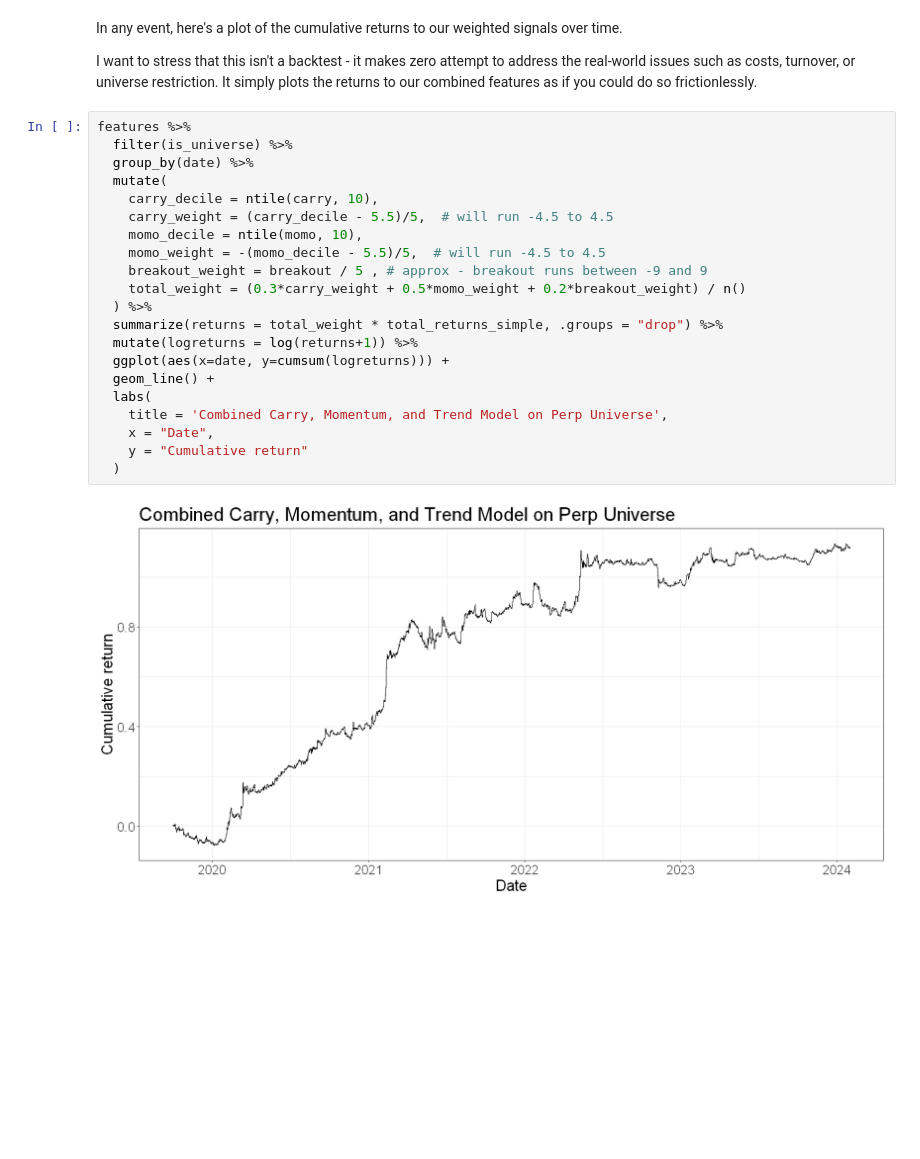
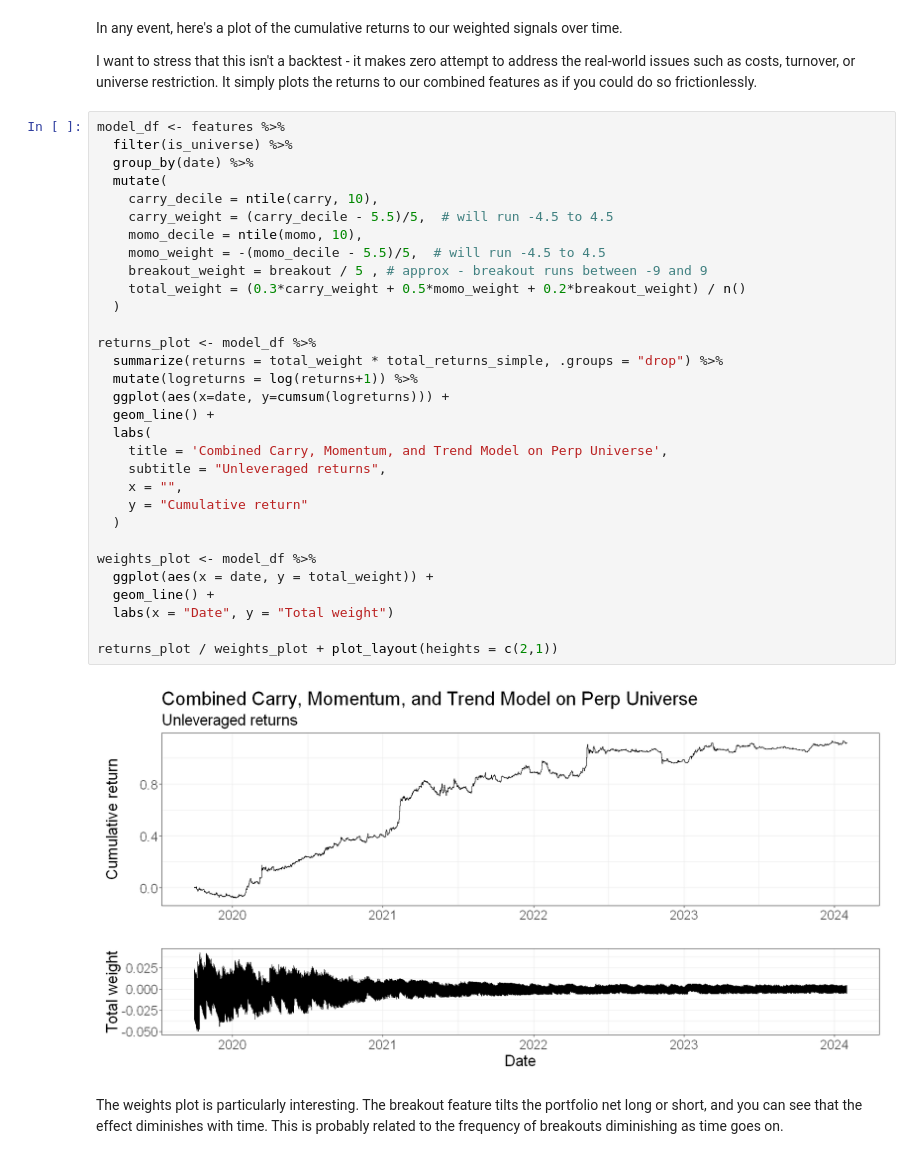
Before and after one commit to Robot-Wealth/trader-tales, a Jupyter notebook: quantifying-combining-alphas/quantifying_and_combining_alphas.ipynb, the cells around one changed output. Drawn from its saved outputs; the diff is of its cells as text; blank space fills up the shorter version.

```diff
--- a/quantifying-combining-alphas/quantifying_and_combining_alphas.ipynb
+++ b/quantifying-combining-alphas/quantifying_and_combining_alphas.ipynb
@@ -385,28 +390,40 @@ In any event, here's a plot of the cumulative returns to our weighted signals ov
 
 I want to stress that this isn't a backtest - it makes zero attempt to address the real-world issues such as costs, turnover, or universe restriction. It simply plots the returns to our combined features as if you could do so frictionlessly.
 # %%
-features %>%
+model_df <- features %>%
   filter(is_universe) %>%
   group_by(date) %>%
   mutate(
     carry_decile = ntile(carry, 10),
     carry_weight = (carry_decile - 5.5)/5,  # will run -4.5 to 4.5
     momo_decile = ntile(momo, 10),
     momo_weight = -(momo_decile - 5.5)/5,  # will run -4.5 to 4.5
     breakout_weight = breakout / 5 , # approx - breakout runs between -9 and 9
     total_weight = (0.3*carry_weight + 0.5*momo_weight + 0.2*breakout_weight) / n()
-  ) %>%
+  )
+
+returns_plot <- model_df %>%
   summarize(returns = total_weight * total_returns_simple, .groups = "drop") %>%
   mutate(logreturns = log(returns+1)) %>%
   ggplot(aes(x=date, y=cumsum(logreturns))) +
   geom_line() +
   labs(
     title = 'Combined Carry, Momentum, and Trend Model on Perp Universe',
-    x = "Date",
+    subtitle = "Unleveraged returns",
+    x = "",
     y = "Cumulative return"
   )
+
+weights_plot <- model_df %>%
+  ggplot(aes(x = date, y = total_weight)) +
+  geom_line() +
+  labs(x = "Date", y = "Total weight")
+
+returns_plot / weights_plot + plot_layout(heights = c(2,1))
 # %% [output]
-[figure, old version]
+[figure, new version]
+# %% [markdown]
+The weights plot is particularly interesting. The breakout feature tilts the portfolio net long or short, and you can see that the effect diminishes with time. This is probably related to the frequency of breakouts diminishing as time goes on.
 # %% [markdown]
 ## Conclusions
 
```
Also changed, not shown: parts of 11 cells of this notebook.
